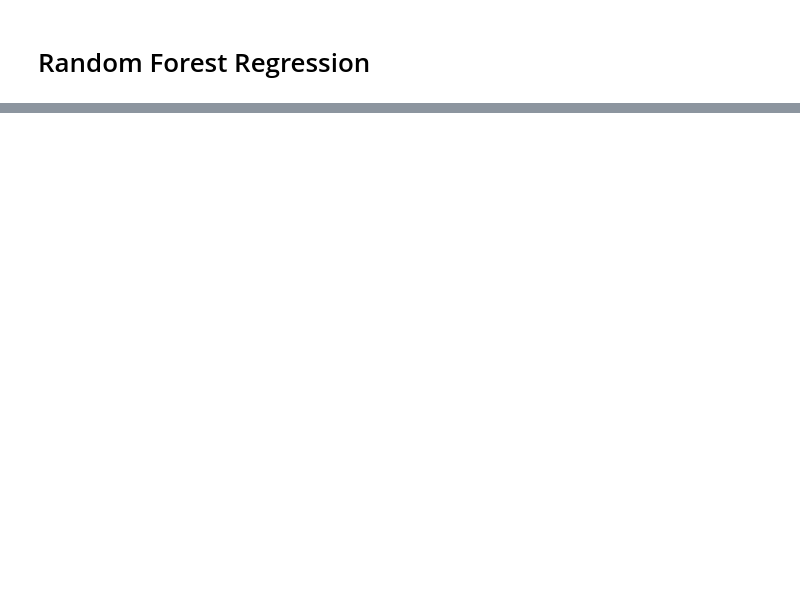
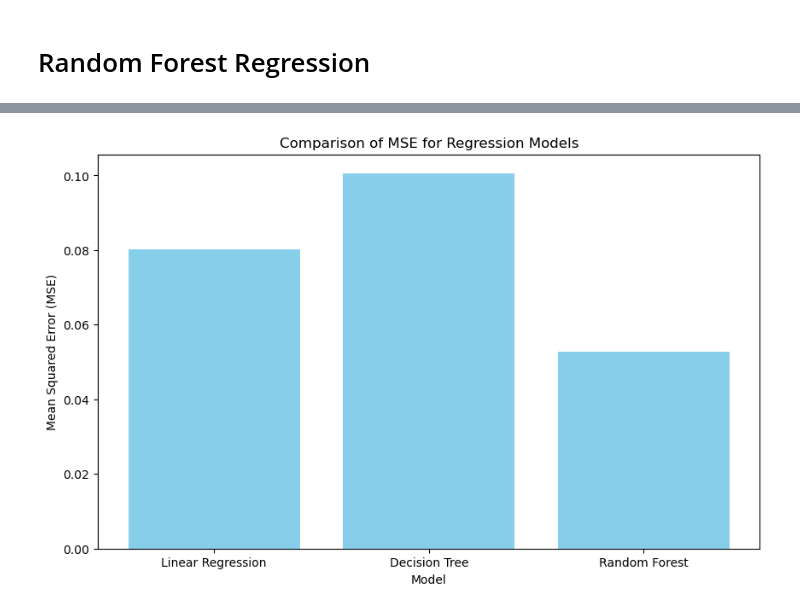
Before and after one commit to LeviAdamMiller/PopProphecies, a Jupyter notebook: pop_predictions.ipynb, the cells around one changed output, grey strips where cells are left out. Cells and saved outputs as stored; diff of their text form; code cells hidden in the pictures; blank space fills up the shorter version.

```diff
--- a/pop_predictions.ipynb
+++ b/pop_predictions.ipynb
@@ -225,0 +282,20 @@ Random Forest Regression Mean Squared Error: 0.0526838125
+# %%
+import matplotlib.pyplot as plt
+
+# MSE-based models (Linear Regression, Decision Tree, Random Forest)
+mse_models = ['Linear Regression', 'Decision Tree', 'Random Forest']
+mse_scores = [mse, mse_tree, mse_forest]  # List of MSE for each model
+
+# Accuracy-based model (Logistic Regression)
+accuracy_models = ['Logistic Regression']
+accuracy_scores = [accuracy]  # Accuracy for Logistic Regression
+
+# Plotting MSE comparison
+plt.figure(figsize=(10, 6))
+plt.bar(mse_models, mse_scores, color='skyblue')
+plt.xlabel('Model')
+plt.ylabel('Mean Squared Error (MSE)')
+plt.title('Comparison of MSE for Regression Models')
+plt.show()
+# %% [output]
+[figure, added]
```
Also changed, not shown: parts of 3 cells of this notebook.
